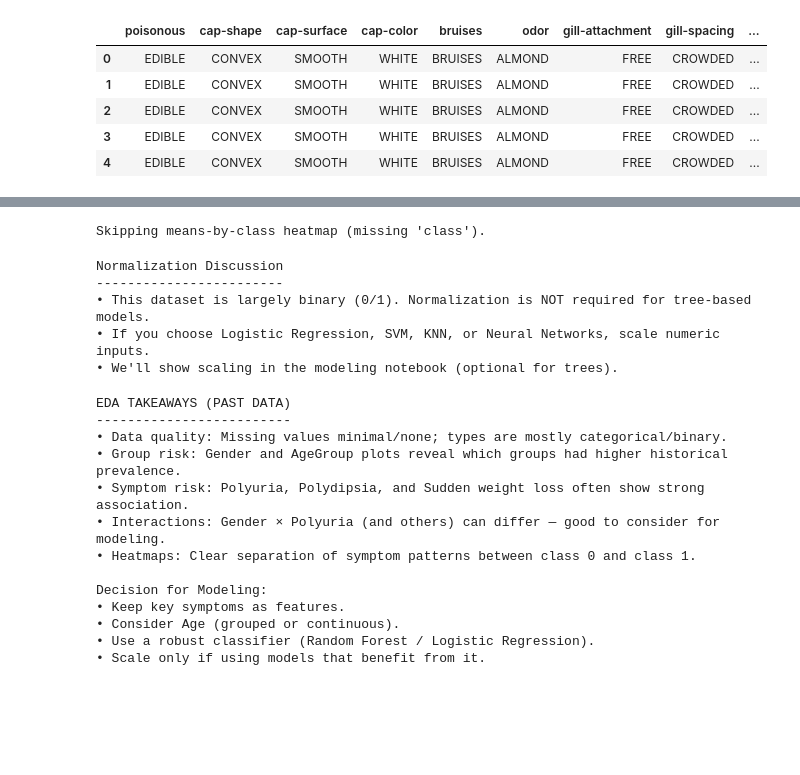
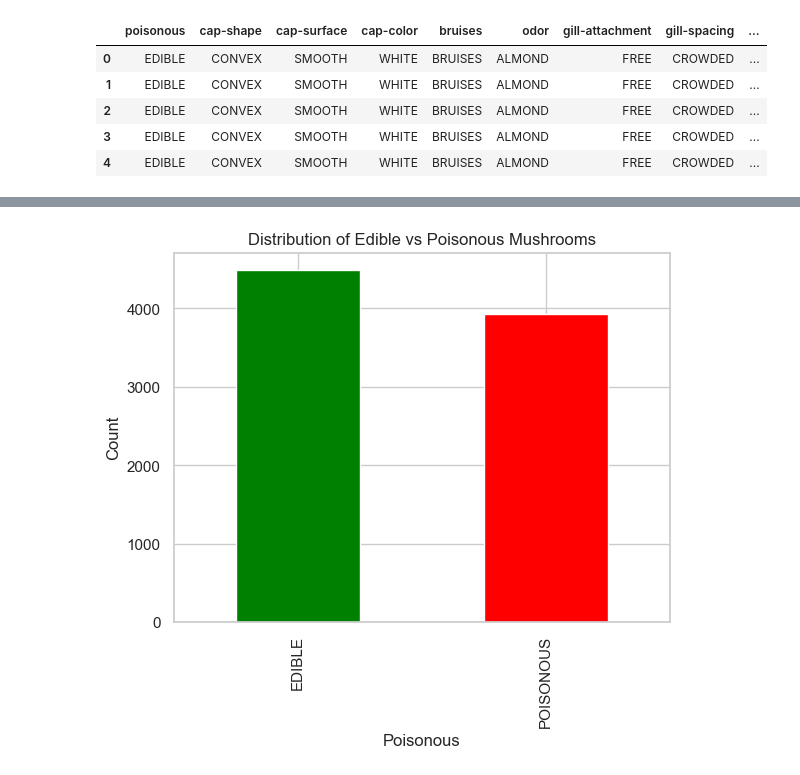
Before and after one commit to DePlaced/bedste-gruppe-ml, a Jupyter notebook: ml/notebooks/mushroom_EDA.ipynb, the cells around one changed output, grey strips where cells are left out. Cells and saved outputs as stored; diff of their text form; code cells hidden in the pictures; blank space fills up the shorter version.

```diff
--- a/ml/notebooks/mushroom_EDA.ipynb
+++ b/ml/notebooks/mushroom_EDA.ipynb
@@ -7,13 +7,15 @@
 # Understand the PAST: structure, quality, patterns, and group risks.
 # This prepares us to build a reliable predictive model later.
 
-CSV_PATH = "C:/repose/bedste-gruppe-ml/data/raw_data/mushroom_raw_data.csv"
+CSV_PATH = "C:/Users/benni/Documents/Software 2/Machine Learning/Projekt/bedste-gruppe-ml/data/raw_data/mushroom_raw_data.csv"
 
 import pandas as pd
 import numpy as np
 import seaborn as sns
 import matplotlib.pyplot as plt
 import warnings as w
+from sklearn.preprocessing import LabelEncoder
+
 
 sns.set(style="whitegrid")
 pd.set_option("display.max_columns", None)
@@ -297,64 +112,9 @@ Interpretation: Interactions reveal differences between groups conditioned on a
-# %%
-# 13) HEATMAP: MEAN FEATURE VALUES BY OUTCOME (0=No, 1=Yes)
-if "class" in df_num.columns:
-    means_by_class = df_num.groupby("class").mean().T.sort_values(1, ascending=False)
-    plt.figure(figsize=(8, max(6, 0.4*len(means_by_class))))
-    sns.heatmap(means_by_class, annot=True, cmap="coolwarm")
-    plt.title("Feature Means by Outcome (Past Patients)")
-    plt.show()
-
-    print("""
-Interpretation:
-- Rows with higher values in class=1 column are more prevalent among diabetic cases.
-- Great for spotting which symptoms differ most between classes.
-""")
-else:
-    print("Skipping means-by-class heatmap (missing 'class').")
-# %% [output]
-Skipping means-by-class heatmap (missing 'class').
-# %%
-# 14) NORMALIZATION — WHEN & WHY
-print("""
-Normalization Discussion
-------------------------
-• This dataset is largely binary (0/1). Normalization is NOT required for tree-based models.
-• If you choose Logistic Regression, SVM, KNN, or Neural Networks, scale numeric inputs.
-• We'll show scaling in the modeling notebook (optional for trees).
-""")
-# %% [output]
-Normalization Discussion
-------------------------
-• This dataset is largely binary (0/1). Normalization is NOT required for tree-based models.
-• If you choose Logistic Regression, SVM, KNN, or Neural Networks, scale numeric inputs.
-• We'll show scaling in the modeling notebook (optional for trees).
-# %%
-# 15) EDA SUMMARY — WHAT THE VISUALS TELL US ABOUT THE PAST
-print("""
-EDA TAKEAWAYS (PAST DATA)
--------------------------
-• Data quality: Missing values minimal/none; types are mostly categorical/binary.
-• Group risk: Gender and AgeGroup plots reveal which groups had higher historical prevalence.
-• Symptom risk: Polyuria, Polydipsia, and Sudden weight loss often show strong association.
-• Interactions: Gender × Polyuria (and others) can differ — good to consider for modeling.
-• Heatmaps: Clear separation of symptom patterns between class 0 and class 1.
-
-Decision for Modeling:
-• Keep key symptoms as features.
-• Consider Age (grouped or continuous).
-• Use a robust classifier (Random Forest / Logistic Regression).
-• Scale only if using models that benefit from it.
-""")
-# %% [output]
-EDA TAKEAWAYS (PAST DATA)
--------------------------
-• Data quality: Missing values minimal/none; types are mostly categorical/binary.
-• Group risk: Gender and AgeGroup plots reveal which groups had higher historical prevalence.
-• Symptom risk: Polyuria, Polydipsia, and Sudden weight loss often show strong association.
-• Interactions: Gender × Polyuria (and others) can differ — good to consider for modeling.
-• Heatmaps: Clear separation of symptom patterns between class 0 and class 1.
-
-Decision for Modeling:
-• Keep key symptoms as features.
-• Consider Age (grouped or continuous).
-• Use a robust classifier (Random Forest / Logistic Regression).
-• Scale only if using models that benefit from it.
+# %%
+# 3) Class distribution
+df['poisonous'].value_counts().plot(kind='bar', color=['green', 'red'])
+plt.title("Distribution of Edible vs Poisonous Mushrooms")
+plt.xlabel("Poisonous")
+plt.ylabel("Count")
+plt.show()
+# %% [output]
+[figure, added]
```
Also changed, not shown: parts of 17 cells of this notebook.
